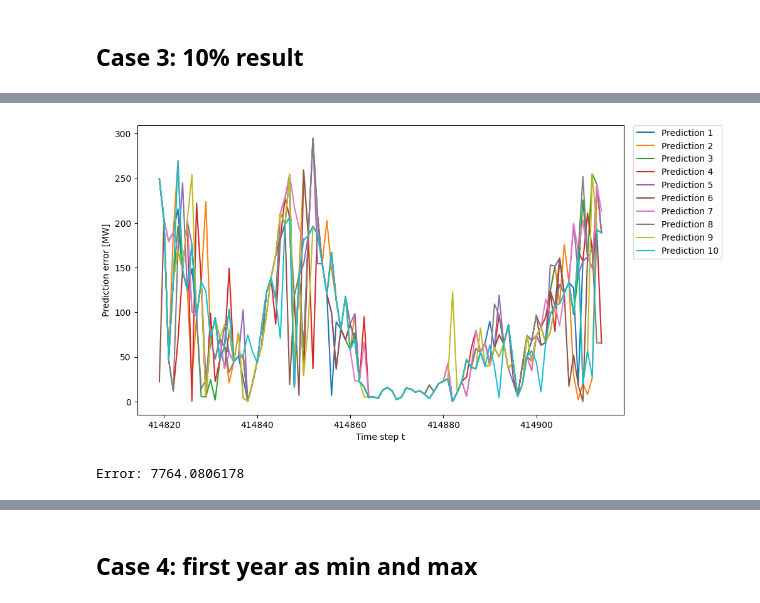
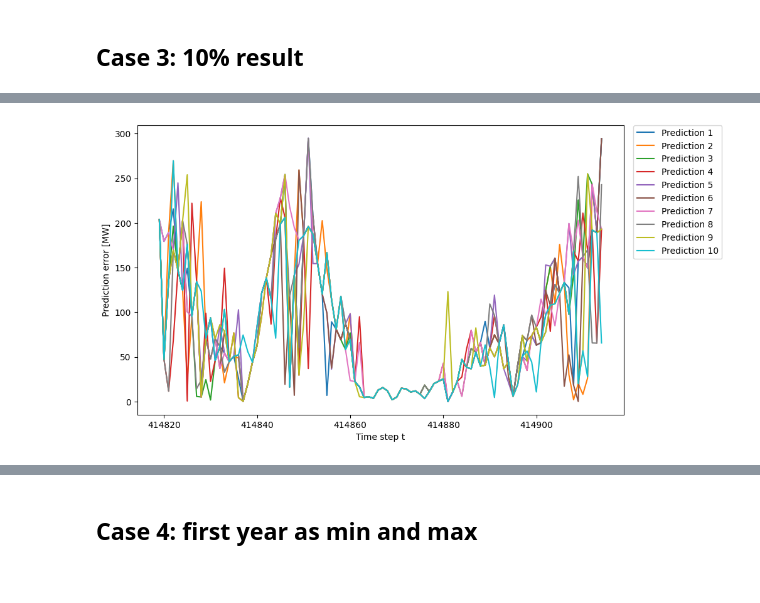
Before and after one commit to tyokyo320/time-series, a Jupyter notebook: utils/predict.ipynb, the cells around one changed output, grey strips where cells are left out. Saved outputs shown, nothing was run; the diff lists cells and outputs as text; code cells hidden in the pictures.

```diff
--- a/utils/predict.ipynb
+++ b/utils/predict.ipynb
@@ -77,7 +75,7 @@ def plot_electricity_load_by_mean_std(true_values: any, predicted_values: any, s
 def plot_prediction_absolute_error(error_abs_value: any) -> None:
     plt.figure(figsize=(10, 6))
 
-    x_values = [i for i in range(config.start, config.end)]
+    x_values = [i for i in range(config.start, config.end+1)]
 
     for i in range(config.nTrial):
         plt.plot(x_values, error_abs_value.iloc[:, i], label=f'Prediction {i+1}')
@@ -441,6 +499,6 @@ plot_electricity_load(true_100_values, predicted_100_values)
 # %%
 # abs(outputdata[n][a] - inputdata[a+1])
-error_100_abs_value = df_tenpercent[predicted_column][config.error_abs_start:config.error_abs_end]
-error_100_abs_value
+tenpercent_error_abs_value = df_tenpercent[predicted_column][config.error_abs_start:config.error_abs_end+1]
+tenpercent_error_abs_value
 # %% [output]
 |  | 1 | 2 | 3 | 4 | 5 | 6 | 7 | 8 | 9 | 10 |
@@ -458,10 +516,5 @@ error_100_abs_value
 96 rows × 10 columns
 # %%
-plot_prediction_absolute_error(error_100_abs_value)
+plot_prediction_absolute_error(tenpercent_error_abs_value)
 # %% [output]
-[figure, old version]
+[figure, new version]
-# %%
-error = calculate_absolute_error(error_100_abs_value)
-print("Error:", error)
-# %% [output]
-Error: 7764.0806178
```
Also changed, not shown: parts of 51 cells of this notebook, 2 other files.
